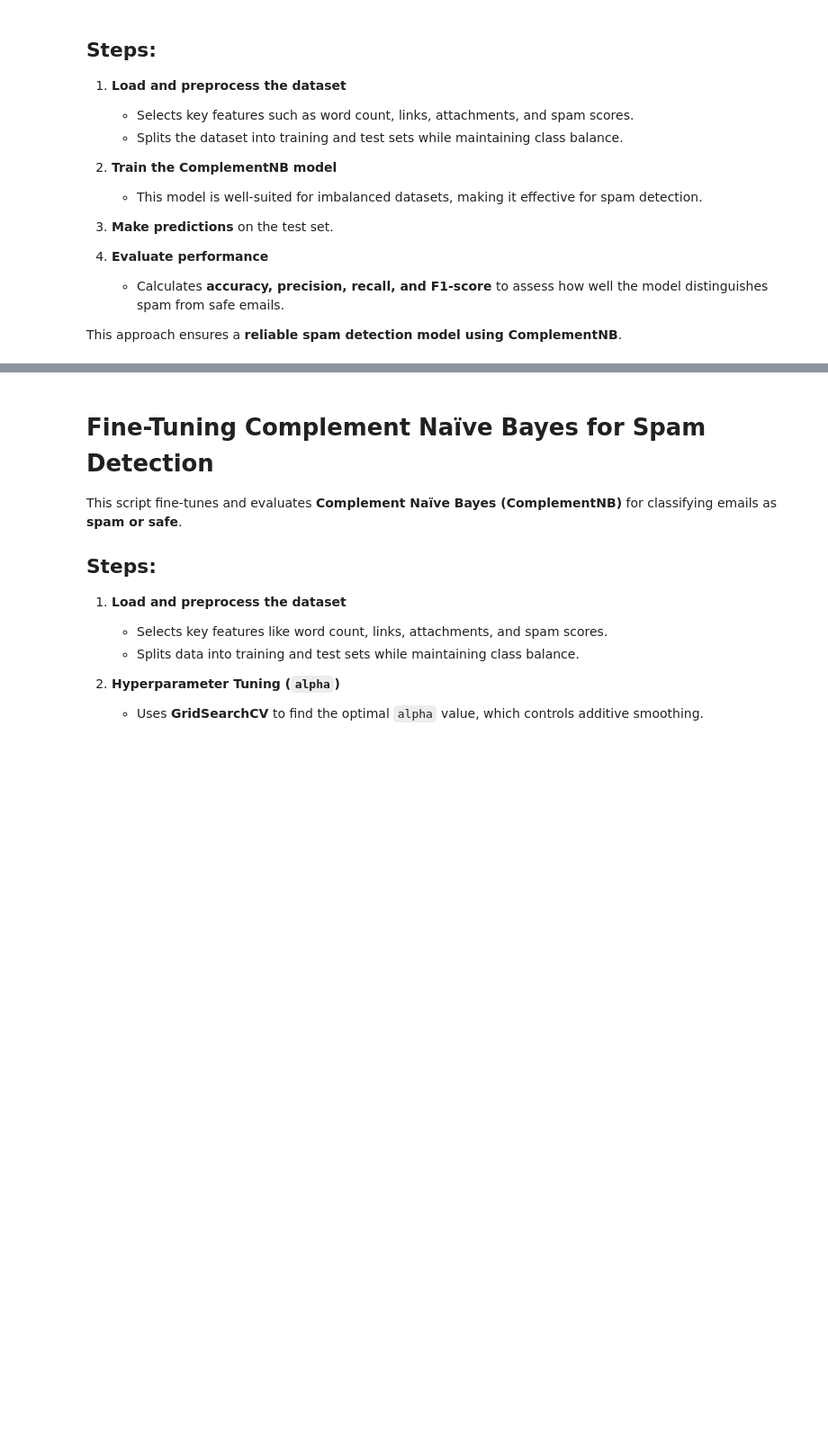
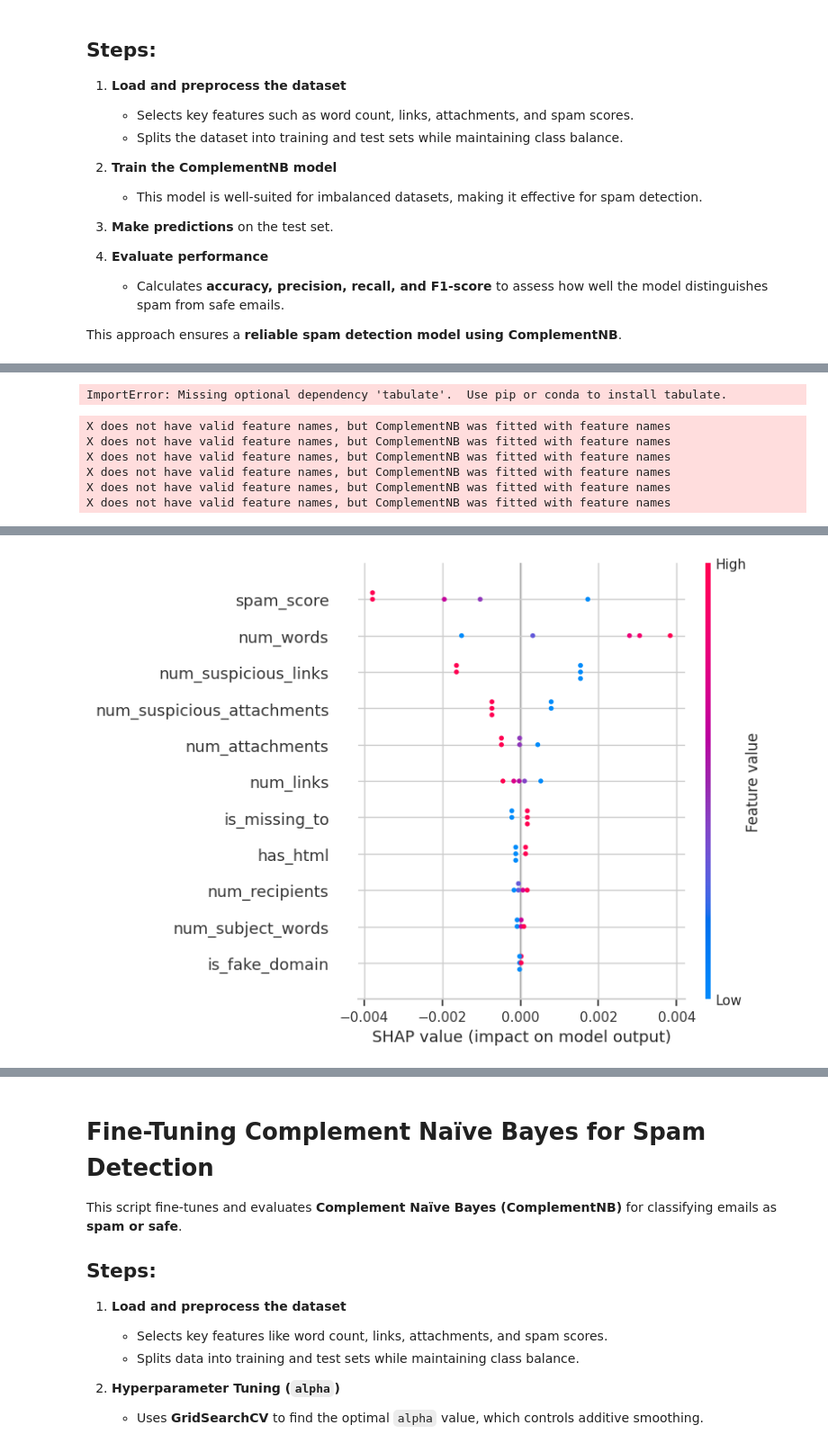
Before and after one commit to Olakunle64/Email_Threat_Detection_AI, a Jupyter notebook: notebooks/new_machine_learning.ipynb, the cells around one changed output, grey strips where cells are left out. Shown: that part at 90% size. Saved outputs shown, nothing was run; the diff lists cells and outputs as text; code cells hidden in the pictures; blank space fills up the shorter version.

```diff
--- a/notebooks/new_machine_learning.ipynb
+++ b/notebooks/new_machine_learning.ipynb
@@ -1085,0 +1142,38 @@ NameError: name 'plot_learning_curve' is not defined
+# %%
+# Show the top 10 features contributing to spam classification
+top_features = feature_contributions.head(10)
+# print(top_features)
+
+print(top_features.to_markdown())
+# %% [output]
+ImportError: Missing optional dependency 'tabulate'.  Use pip or conda to install tabulate.
+# %%
+import shap
+import numpy as np
+
+# Use a small background dataset (sample from training set)
+background = X_train.sample(100, random_state=42)
+
+# Wrap the prediction function
+f = lambda x: nb_model.predict_proba(x)
+
+# Create SHAP explainer
+explainer = shap.KernelExplainer(f, background)
+
+# Choose a few samples to explain
+sample_emails = X_test.sample(5, random_state=42)
+
+# Compute SHAP values
+shap_values = explainer.shap_values(sample_emails)
+
+# Visualize for the first email
+shap.initjs()
+# Visualize top features across the dataset
+shap.summary_plot(shap_values[1], sample_emails)
+# %% [output]
+X does not have valid feature names, but ComplementNB was fitted with feature names
+X does not have valid feature names, but ComplementNB was fitted with feature names
+X does not have valid feature names, but ComplementNB was fitted with feature names
+X does not have valid feature names, but ComplementNB was fitted with feature names
+X does not have valid feature names, but ComplementNB was fitted with feature names
+X does not have valid feature names, but ComplementNB was fitted with feature names
@@ -1085,0 +1181 @@ NameError: name 'plot_learning_curve' is not defined
+[figure, added]
```
Also changed, not shown: parts of 12 cells of this notebook.
